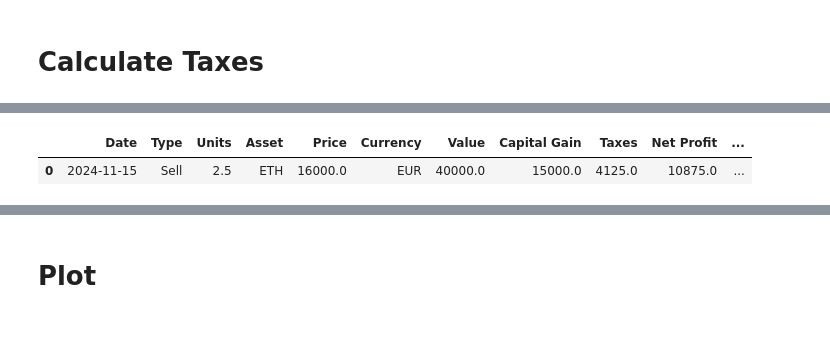
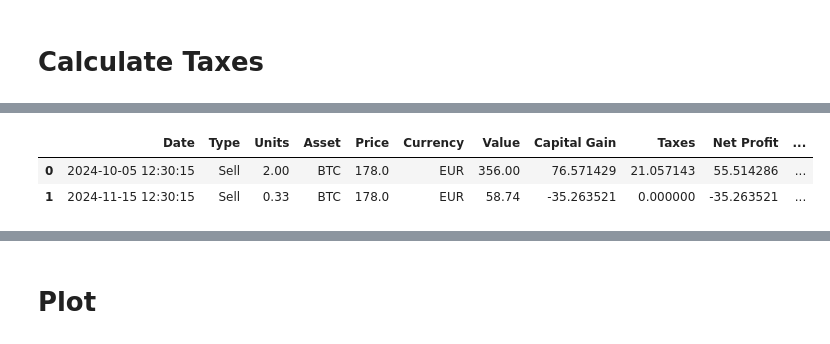
Before and after one commit to FedericoGentile/capital-gains-tax-calculator, a Jupyter notebook: tax_calculator_simulator.ipynb, the cells around one changed output, grey strips where cells are left out. Cells and saved outputs as stored; diff of their text form; code cells hidden in the pictures.

```diff
--- a/tax_calculator_simulator.ipynb
+++ b/tax_calculator_simulator.ipynb
@@ -227,8 +227,8 @@ def take_balance_snapshot(df_balance_evolution, df_balance, date):
 # %% [markdown]
 ## Transactions
 # %%
-df_transactions = pd.read_csv('transactions_01.csv', sep=";")
-df_transactions['Date'] = pd.to_datetime(df_transactions['Date'], format='%d/%m/%Y')
+df_transactions = pd.read_csv('transactions_00.csv', sep=";")
+df_transactions['Date'] = pd.to_datetime(df_transactions['Date'], format='%d/%m/%Y %H:%M:%S')
 df_transactions
 # %% [output]
 |  | Date | Type | Units | Asset | Price | Currency |
@@ -266,8 +278,8 @@ sales_infos = []
 
 # Initate balance evolution
 first_transaction_date = df_transactions[df_transactions['Type']!='Purchase'].iloc[0]['Date']
-df_balance_snapshot = df_balance[df_balance['Date']<first_transaction_date][['Asset','Units','Price']].copy()
-df_balance_snapshot.loc[:,'Date'] = first_transaction_date
+df_balance_snapshot = df_balance[df_balance['Date']<first_transaction_date][['Date','Asset','Units','Price']].copy()
+df_balance_snapshot.loc[:,'Date'] = df_balance_snapshot.iloc[-1]['Date']
 df_balance_evolution = df_balance_snapshot
 
 # Select transactions which are not a Purchase
@@ -403,7 +415,7 @@ for i, change in  change_events.iterrows():
             raise Exception(f"Too many units to be sold! {row_s['Units']} > {df_balance_temp['Units'].sum()}")
 
     # Collect balances snapshots to track its evolution
-    df_balance_evolution = take_balance_snapshot(df_balance_evolution, df_balance[df_balance['Date']<=change['Date']], change['Date'].date())
+    df_balance_evolution = take_balance_snapshot(df_balance_evolution, df_balance[df_balance['Date']<=change['Date']], change['Date'])
 
     if VERBOSE:
       print("Updated Balance:")
@@ -433,7 +445,8 @@ Calculated average Purchase Price for  5.0 ETH: 10000.0.
 
 ----------------------------------------------------------------------
 |  | Date | Type | Units | Asset | Price | Currency | Value | Capital Gain | Taxes | Net Profit | ... |
-| 0 | 2024-11-15 | Sell | 2.5 | ETH | 16000.0 | EUR | 40000.0 | 15000.0 | 4125.0 | 10875.0 | ... |
+| 0 | 2024-10-05 12:30:15 | Sell | 2.00 | BTC | 178.0 | EUR | 356.00 | 76.571429 | 21.057143 | 55.514286 | ... |
+| 1 | 2024-11-15 12:30:15 | Sell | 0.33 | BTC | 178.0 | EUR | 58.74 | -35.263521 | 0.000000 | -35.263521 | ... |
 # %%
 df_balance
 # %% [output]
```
Also changed, not shown: parts of 6 cells of this notebook, 2 other files.
